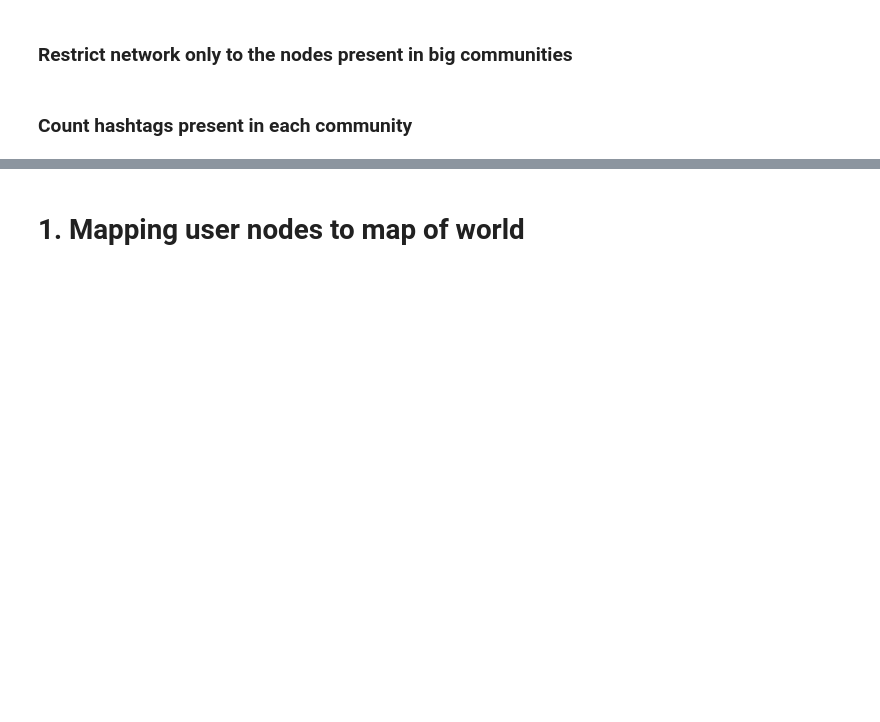
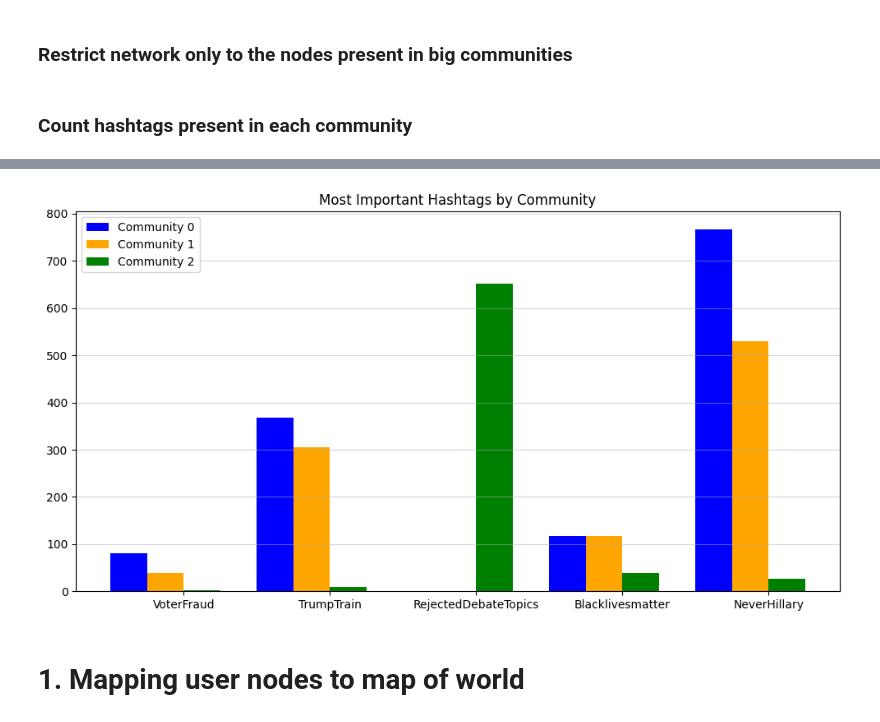
Before and after one commit to mikolajzalewski/snars, a Jupyter notebook: lab12_jw.ipynb, the cells around one changed output, grey strips where cells are left out. Saved outputs shown, nothing was run; the diff lists cells and outputs as text; code cells hidden in the pictures; blank space fills up the shorter version.

```diff
--- a/lab12_jw.ipynb
+++ b/lab12_jw.ipynb
@@ -152,3 +211,30 @@ Community 2 [('RejectedDebateTopics', 652), ('BetterAlternativeToDebates', 545),
+# %%
+import matplotlib.pyplot as plt
+import numpy as np
+
+most_important_hashtags = ['VoterFraud', 'TrumpTrain', 'RejectedDebateTopics', 'Blacklivesmatter', 'NeverHillary']
+
+fig, ax = plt.subplots(figsize=(12, 6))
+
+bar_width = 0.25
+bar_positions = np.arange(len(most_important_hashtags))
+
+colors = ['blue', 'orange', 'green']
+
+for community_idx, community in enumerate(['Community 0', 'Community 1', 'Community 2']):
+    heights = [community_hashtags[community_hashtags['hashtag'] == h][community].values[0] for h in most_important_hashtags]
+
+    ax.bar(bar_positions + community_idx * bar_width, heights, width=bar_width, label=f'{community}', color=colors[community_idx])
+
+ax.set_title('Most Important Hashtags by Community')
+ax.set_xticks(bar_positions + (len(most_important_hashtags) / 2 - 1) * bar_width)
+ax.set_xticklabels(most_important_hashtags)
+ax.legend()
+
+plt.grid(axis='y', alpha=0.5)
+plt.show()
+# %% [output]
+[figure, added]
 # %% [markdown]
 # 1. Mapping user nodes to map of world
 # %%
```
Also changed, not shown: parts of 24 cells of this notebook, 2 other files.
